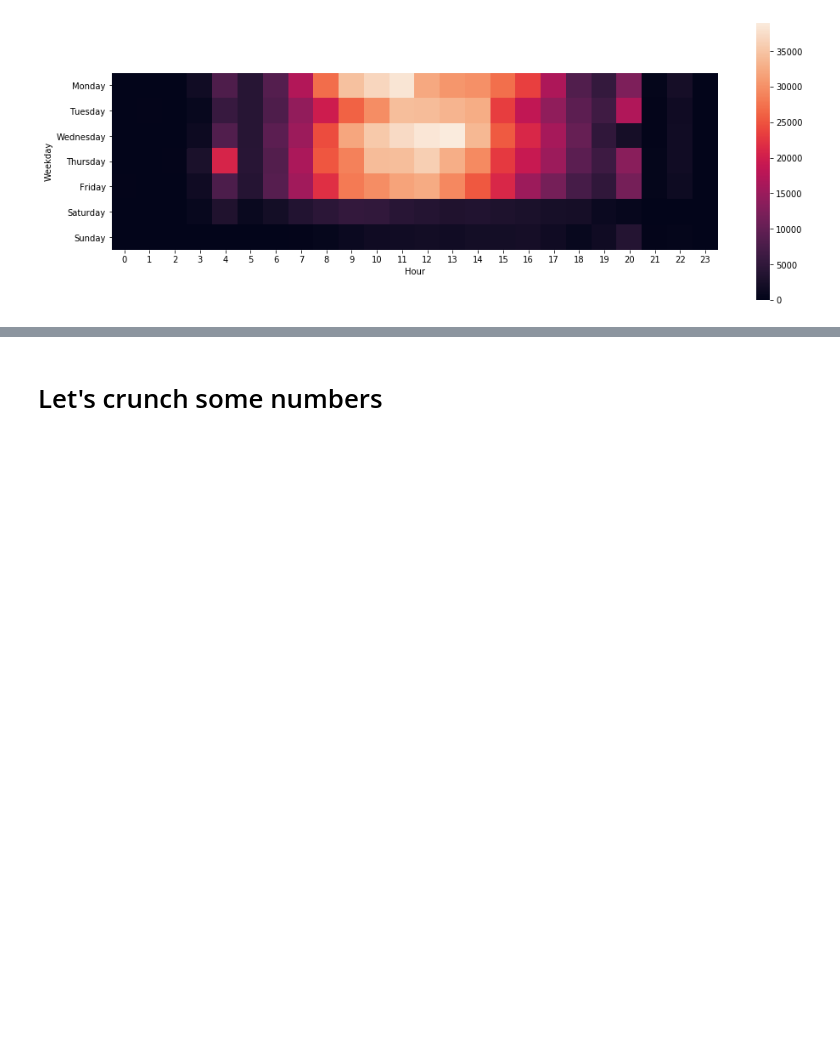
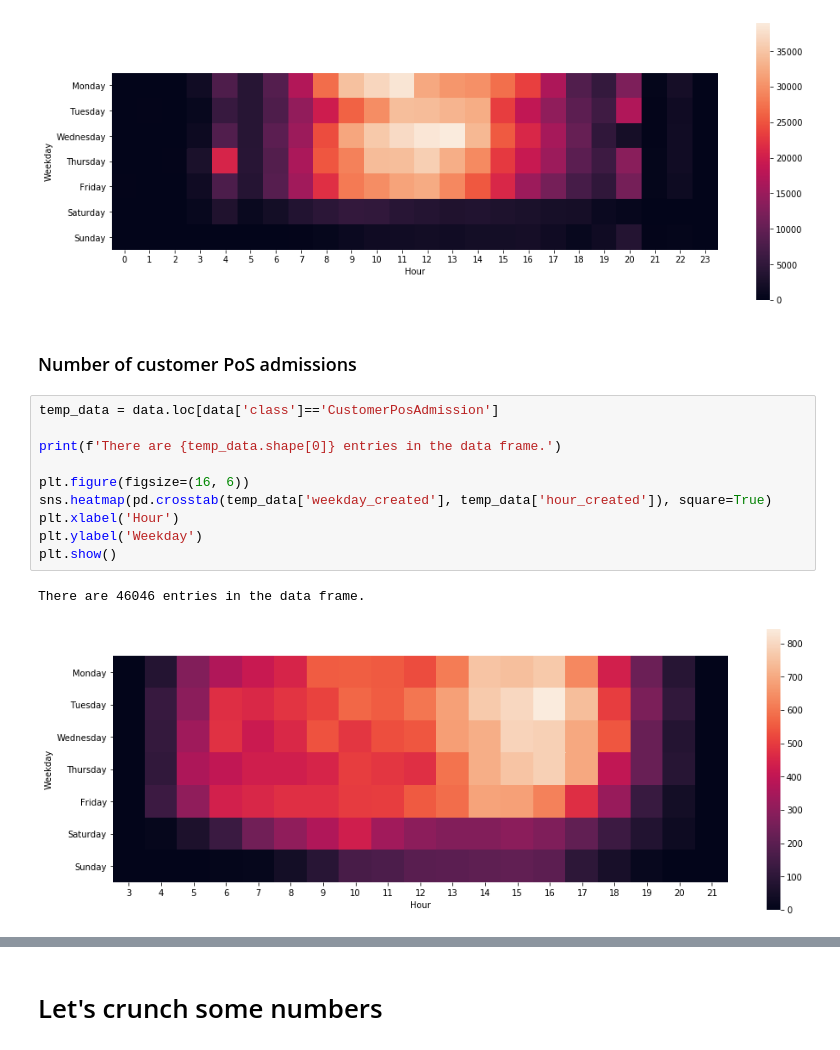
Before and after one commit to Garrus990/pointp, a Jupyter notebook: pointp_data.ipynb, the cells around one changed output, grey strips where cells are left out. Drawn from its saved outputs; the diff is of its cells as text; blank space fills up the shorter version.

Commit message:
Some new plots.

```diff
--- a/pointp_data.ipynb
+++ b/pointp_data.ipynb
@@ -96,3 +98,18 @@ plt.ylabel('Weekday')
 plt.show()
 # %% [output]
 [figure]
+# %% [markdown]
+### Number of customer PoS admissions
+# %%
+temp_data = data.loc[data['class']=='CustomerPosAdmission']
+
+print(f'There are {temp_data.shape[0]} entries in the data frame.')
+
+plt.figure(figsize=(16, 6))
+sns.heatmap(pd.crosstab(temp_data['weekday_created'], temp_data['hour_created']), square=True)
+plt.xlabel('Hour')
+plt.ylabel('Weekday')
+plt.show()
+# %% [output]
+There are 46046 entries in the data frame.
+[figure, added]
```
Also changed, not shown: parts of 15 cells of this notebook.
